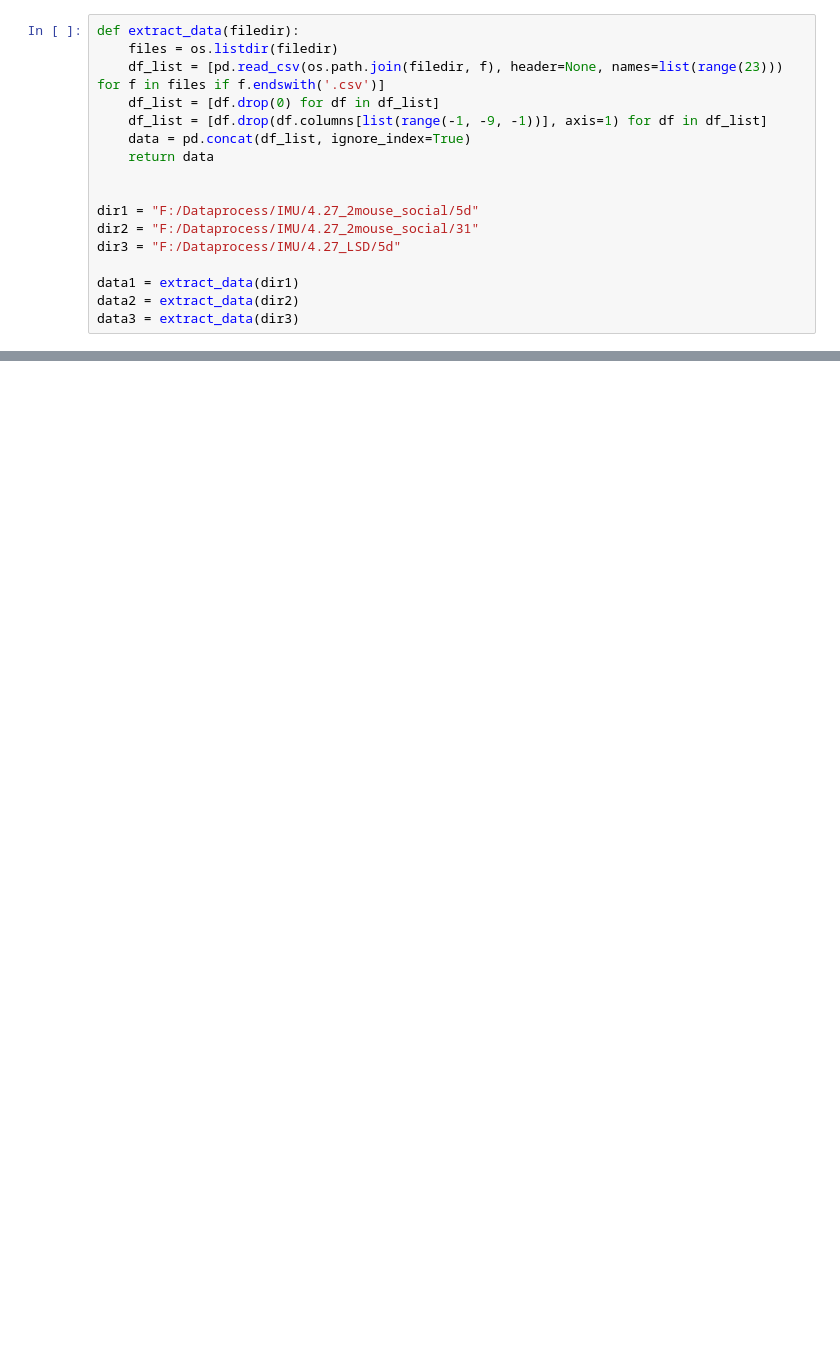
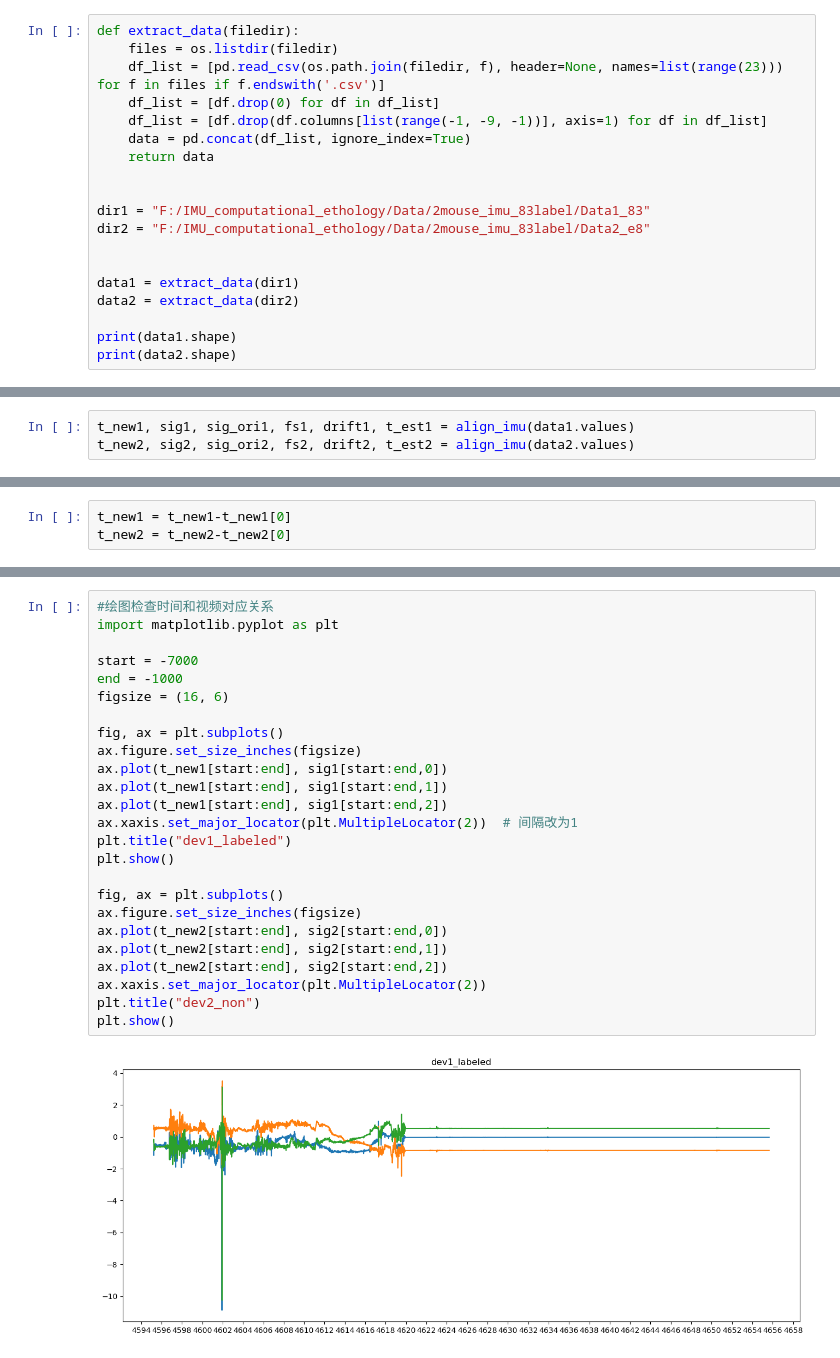
Before and after one commit to FrankyWang-045/IMU-based-ethology, a Jupyter notebook: Data_frameloss.ipynb, the cells around one changed output, grey strips where cells are left out. Saved outputs shown, nothing was run; the diff lists cells and outputs as text; blank space fills up the shorter version.

```diff
--- a/Data_frameloss.ipynb
+++ b/Data_frameloss.ipynb
@@ -12,10 +16,12 @@ def extract_data(filedir):
     return data
 
 
-dir1 = "F:/Dataprocess/IMU/4.27_2mouse_social/5d"
-dir2 = "F:/Dataprocess/IMU/4.27_2mouse_social/31"
-dir3 = "F:/Dataprocess/IMU/4.27_LSD/5d"
+dir1 = "F:/IMU_computational_ethology/Data/2mouse_imu_83label/Data1_83"
+dir2 = "F:/IMU_computational_ethology/Data/2mouse_imu_83label/Data2_e8"
+
 
 data1 = extract_data(dir1)
 data2 = extract_data(dir2)
-data3 = extract_data(dir3)
+
+print(data1.shape)
+print(data2.shape)
@@ -89,0 +115,3 @@ Frame loss detected at index 436759 in data2 with time difference of 4847.574 se
+# %%
+t_new1, sig1, sig_ori1, fs1, drift1, t_est1 = align_imu(data1.values)
+t_new2, sig2, sig_ori2, fs2, drift2, t_est2 = align_imu(data2.values)
@@ -89,0 +120,3 @@ Frame loss detected at index 436759 in data2 with time difference of 4847.574 se
+# %%
+t_new1 = t_new1-t_new1[0]
+t_new2 = t_new2-t_new2[0]
@@ -89,0 +135,27 @@ Frame loss detected at index 436759 in data2 with time difference of 4847.574 se
+# %%
+#绘图检查时间和视频对应关系
+import matplotlib.pyplot as plt
+
+start = -7000
+end = -1000
+figsize = (16, 6)
+
+fig, ax = plt.subplots()
+ax.figure.set_size_inches(figsize)
+ax.plot(t_new1[start:end], sig1[start:end,0])
+ax.plot(t_new1[start:end], sig1[start:end,1])
+ax.plot(t_new1[start:end], sig1[start:end,2])
+ax.xaxis.set_major_locator(plt.MultipleLocator(2))  # 间隔改为1
+plt.title("dev1_labeled")
+plt.show()
+
+fig, ax = plt.subplots()
+ax.figure.set_size_inches(figsize)
+ax.plot(t_new2[start:end], sig2[start:end,0])
+ax.plot(t_new2[start:end], sig2[start:end,1])
+ax.plot(t_new2[start:end], sig2[start:end,2])
+ax.xaxis.set_major_locator(plt.MultipleLocator(2))
+plt.title("dev2_non")
+plt.show()
+# %% [output]
+[figure, added]
```
Also changed, not shown: parts of 29 cells of this notebook, 1 other file.
